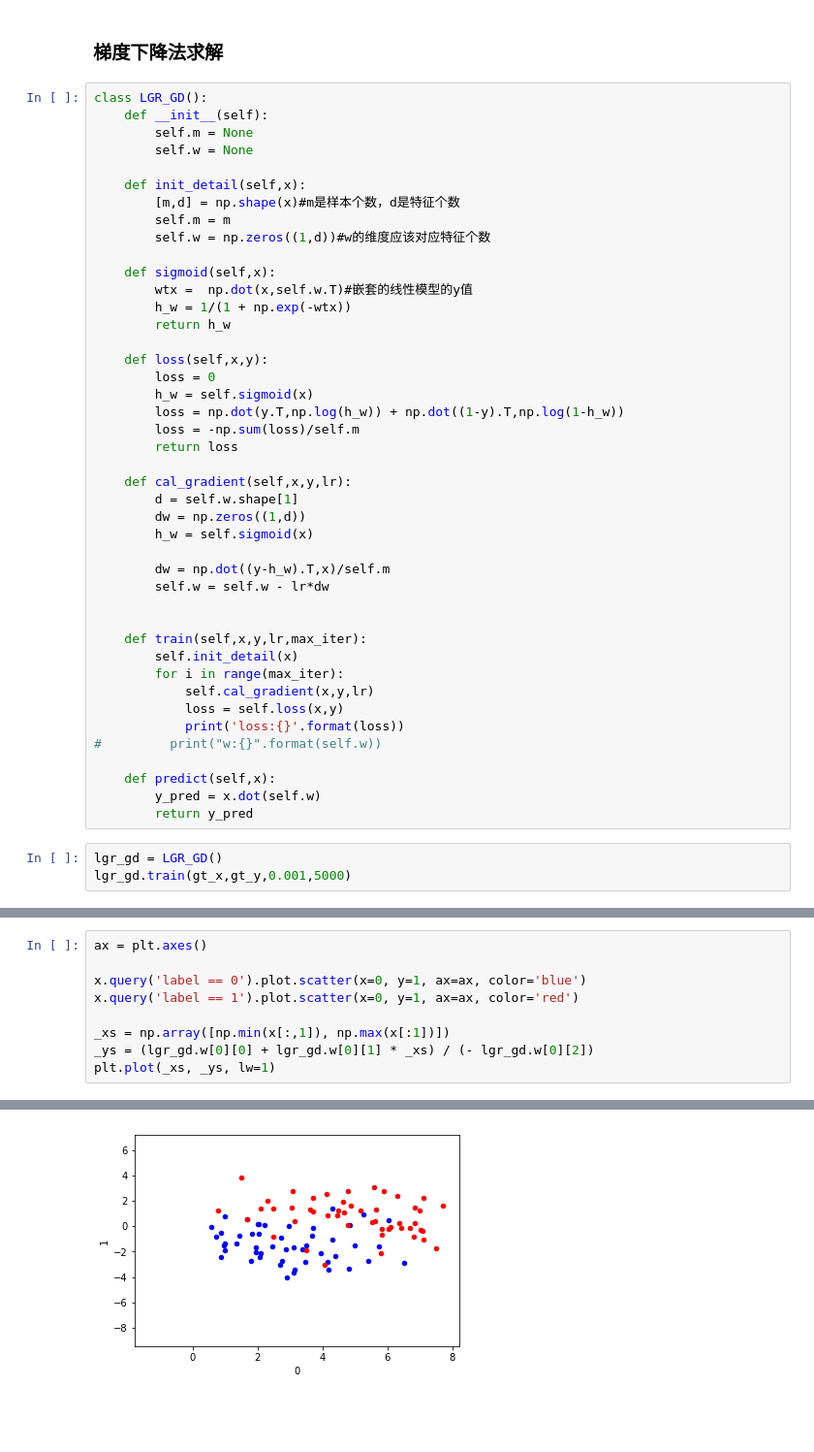
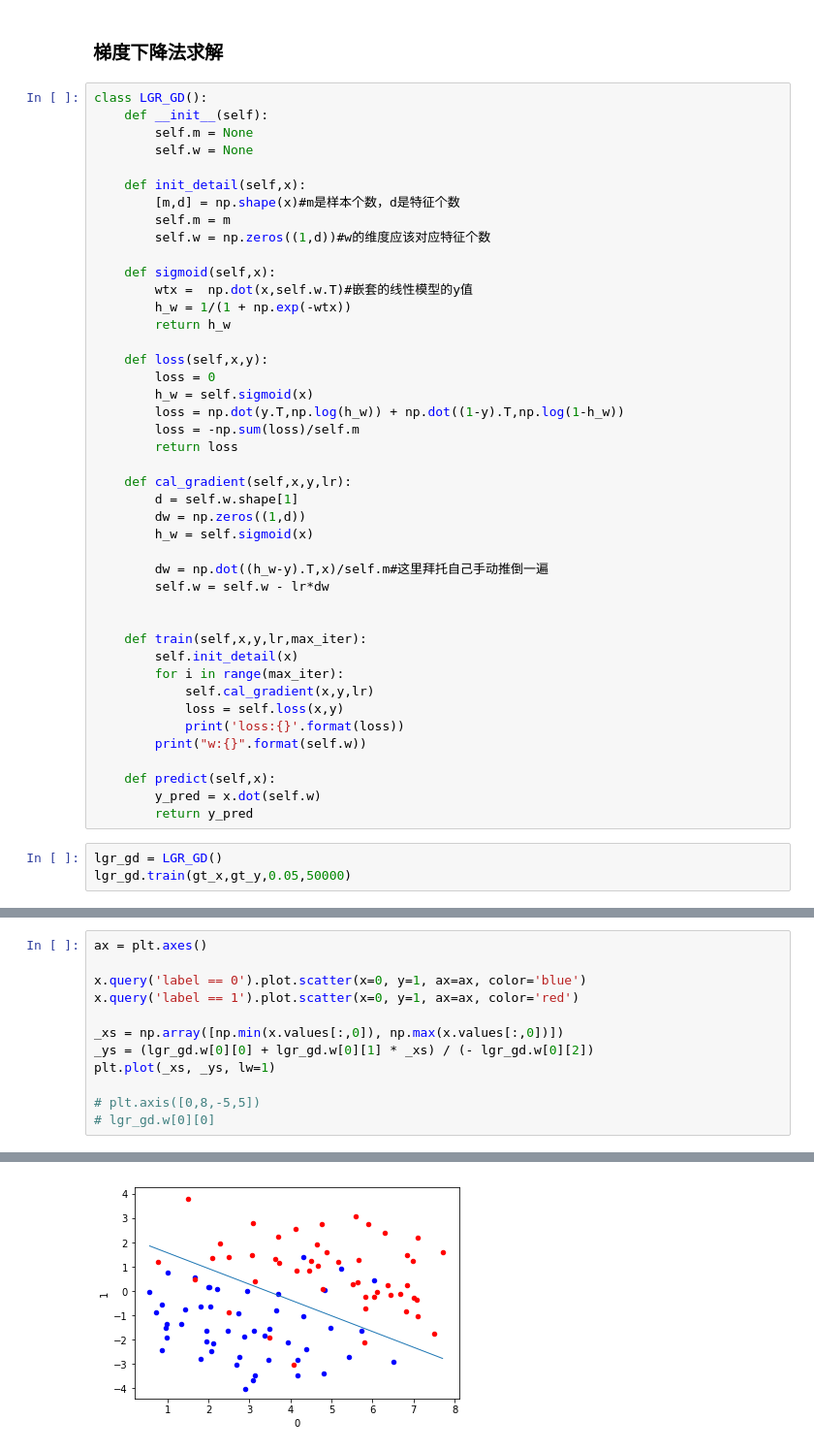
Before and after one commit to ZymHedy/CV_course, a Jupyter notebook: week3/my_logistic.ipynb, the cells around one changed output, grey strips where cells are left out. Shown at 97% size. Drawn from its saved outputs; the diff is of its cells as text; blank space fills up the shorter version.

```diff
--- a/week3/my_logistic.ipynb
+++ b/week3/my_logistic.ipynb
@@ -65,7 +82,7 @@ class LGR_GD():
         dw = np.zeros((1,d))
         h_w = self.sigmoid(x)
 
-        dw = np.dot((y-h_w).T,x)/self.m
+        dw = np.dot((h_w-y).T,x)/self.m#这里拜托自己手动推倒一遍
         self.w = self.w - lr*dw
 
 
@@ -75,12 +92,12 @@ class LGR_GD():
             self.cal_gradient(x,y,lr)
             loss = self.loss(x,y)
             print('loss:{}'.format(loss))
-#         print("w:{}".format(self.w))
+        print("w:{}".format(self.w))
 
     def predict(self,x):
         y_pred = x.dot(self.w)
         return y_pred
 # %%
 lgr_gd = LGR_GD()
-lgr_gd.train(gt_x,gt_y,0.001,5000)
+lgr_gd.train(gt_x,gt_y,0.05,50000)
 # %% [output]
@@ -107,7 +124,10 @@ ax = plt.axes()
 x.query('label == 0').plot.scatter(x=0, y=1, ax=ax, color='blue')
 x.query('label == 1').plot.scatter(x=0, y=1, ax=ax, color='red')
 
-_xs = np.array([np.min(x[:,1]), np.max(x[:1])])
+_xs = np.array([np.min(x.values[:,0]), np.max(x.values[:,0])])
 _ys = (lgr_gd.w[0][0] + lgr_gd.w[0][1] * _xs) / (- lgr_gd.w[0][2])
 plt.plot(_xs, _ys, lw=1)
+
+# plt.axis([0,8,-5,5])
+# lgr_gd.w[0][0]
 # %% [output]
@@ -117 +135 @@ plt.plot(_xs, _ys, lw=1)
-[figure, old version]
+[figure, new version]
```
Also changed, not shown: parts of 5 cells of this notebook.
